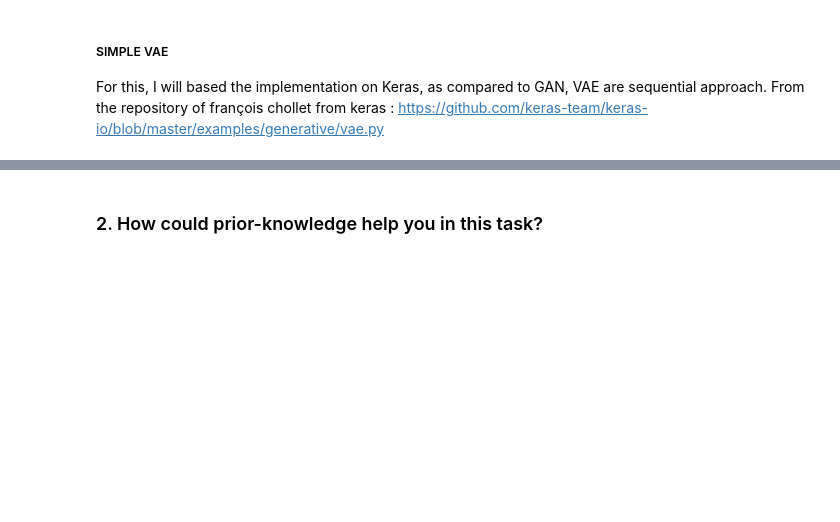
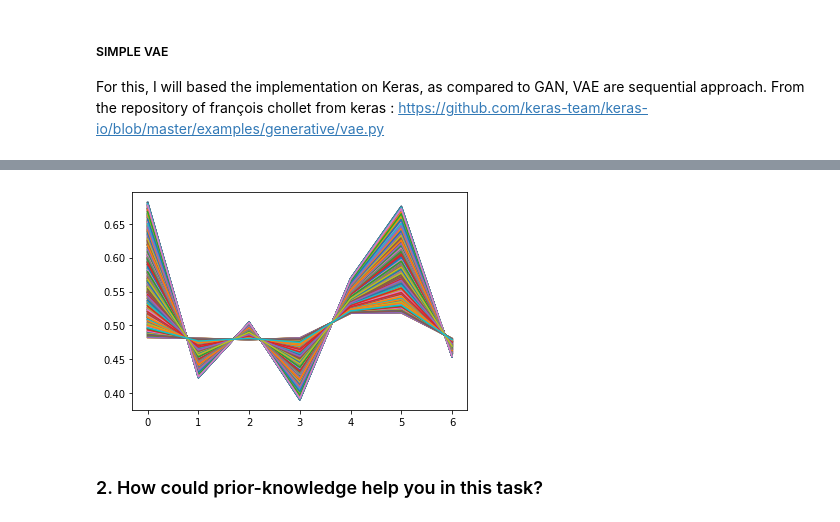
Before and after one commit to RomainCendre/DSTest, a Jupyter notebook: deepsense_generative_takehome_test.ipynb, the cells around one changed output, grey strips where cells are left out. Saved outputs shown, nothing was run; the diff lists cells and outputs as text; code cells hidden in the pictures; blank space fills up the shorter version.

```diff
--- a/deepsense_generative_takehome_test.ipynb
+++ b/deepsense_generative_takehome_test.ipynb
@@ -189,0 +299,6 @@ SyntaxError: ignored
+# %%
+model = GAN(latent_dim = 1)
+model.create_model(data)
+model.train(data)
+plt.plot(model.generate_samples(data, nb_samples).T);
+# %% [output]
@@ -190,3 +322,4 @@ SyntaxError: ignored
+[figure, added]
 # %% [markdown]
 
 ### 2. How could prior-knowledge help you in this task?
```
Also changed, not shown: parts of 18 cells of this notebook.
